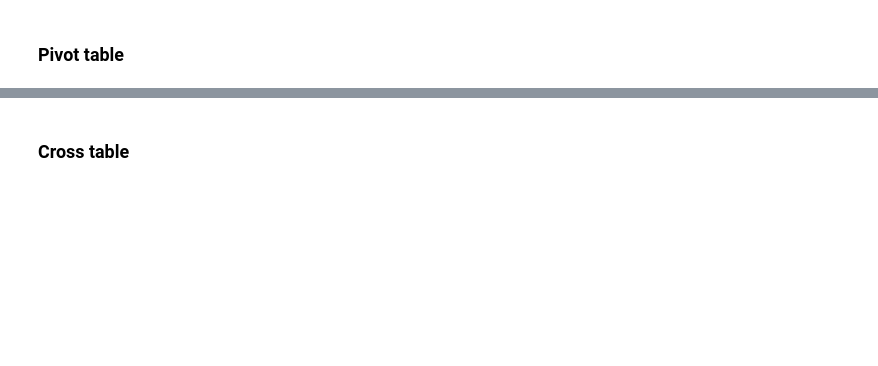
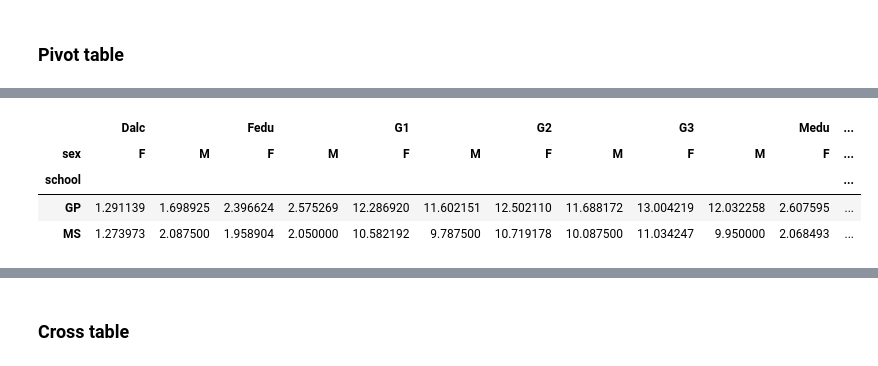
Before and after one commit to YonatanRA/ds_tb_part_21_09, a Jupyter notebook: 02-Data_Analysis/2.1 - Pandas Deepdive.ipynb, the cells around one changed output, grey strips where cells are left out. Cells and saved outputs as stored; diff of their text form; code cells hidden in the pictures; blank space fills up the shorter version.

```diff
--- a/02-Data_Analysis/2.1 - Pandas Deepdive.ipynb
+++ b/02-Data_Analysis/2.1 - Pandas Deepdive.ipynb
@@ -598,0 +741,8 @@ df.drop_duplicates(subset=['country']).head()
+# %%
+student.pivot_table(index=['school'], columns=['sex'])
+# %% [output]
+|  | Dalc |  | Fedu |  | G1 |  | G2 |  | G3 |  | Medu | ... |
+| sex | F | M | F | M | F | M | F | M | F | M | F | ... |
+| school |  |  |  |  |  |  |  |  |  |  |  | ... |
+| GP | 1.291139 | 1.698925 | 2.396624 | 2.575269 | 12.286920 | 11.602151 | 12.502110 | 11.688172 | 13.004219 | 12.032258 | 2.607595 | ... |
+| MS | 1.273973 | 2.087500 | 1.958904 | 2.050000 | 10.582192 | 9.787500 | 10.719178 | 10.087500 | 11.034247 | 9.950000 | 2.068493 | ... |
```
Also changed, not shown: parts of 35 cells of this notebook.
